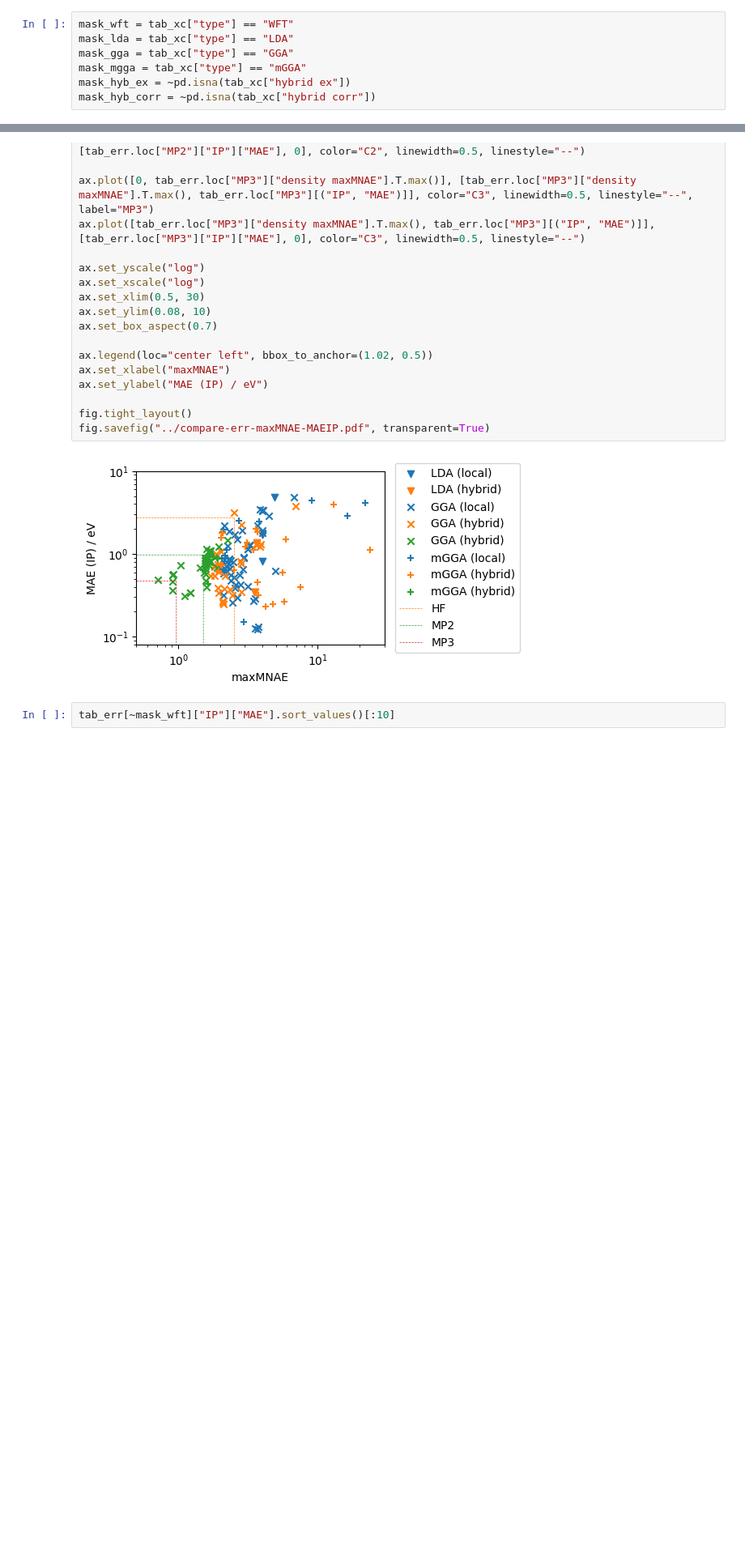
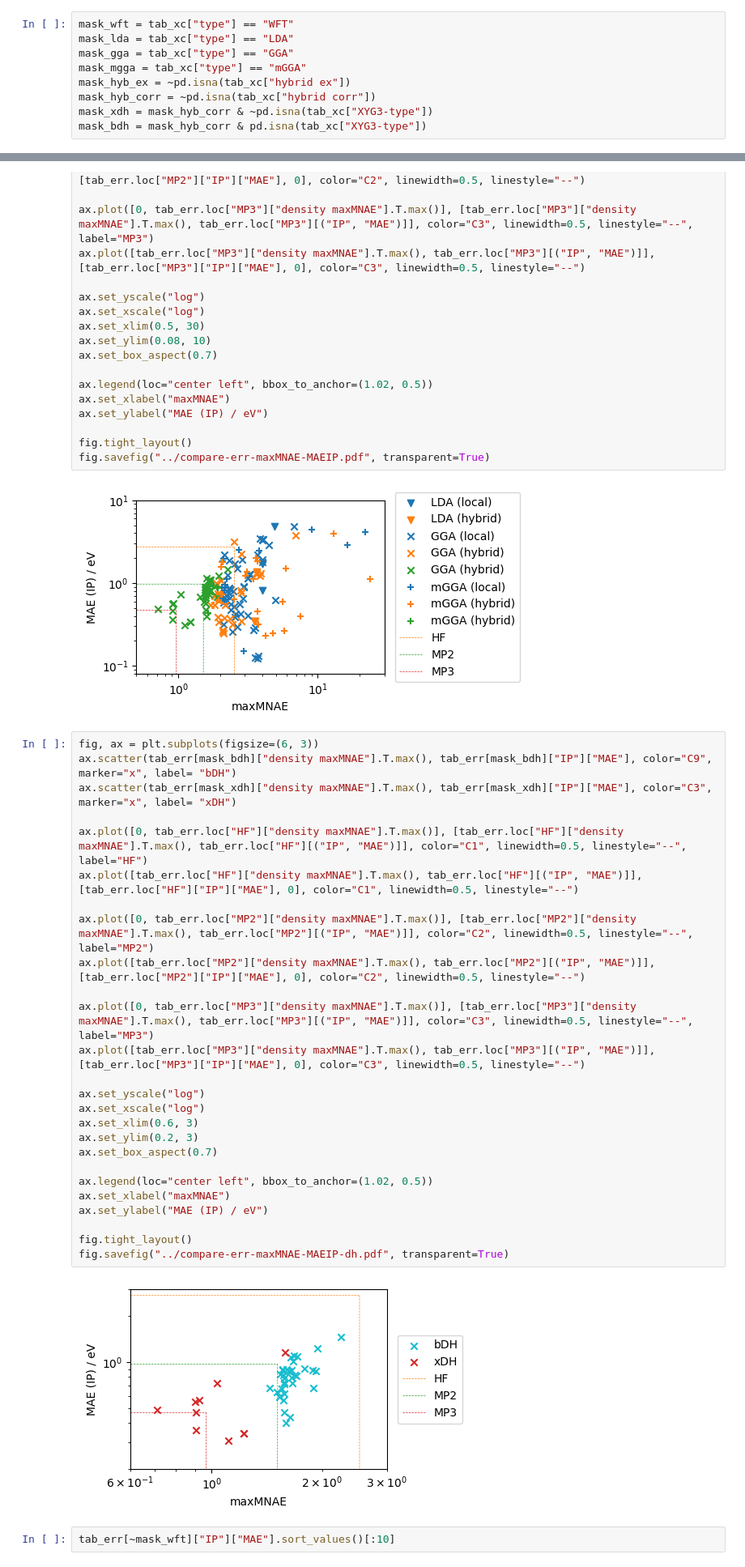
Before and after one commit to ajz34/phd-thesis, a Jupyter notebook: scratch/chap-04/assets/raw-data/07-Dump-Table-And-Analysis.ipynb, the cells around one changed output, grey strips where cells are left out. Shown at 81% size. Cells and saved outputs as stored; diff of their text form; blank space fills up the shorter version.

```diff
--- a/scratch/chap-04/assets/raw-data/07-Dump-Table-And-Analysis.ipynb
+++ b/scratch/chap-04/assets/raw-data/07-Dump-Table-And-Analysis.ipynb
@@ -55,6 +56,8 @@ mask_gga = tab_xc["type"] == "GGA"
 mask_mgga = tab_xc["type"] == "mGGA"
 mask_hyb_ex = ~pd.isna(tab_xc["hybrid ex"])
 mask_hyb_corr = ~pd.isna(tab_xc["hybrid corr"])
+mask_xdh = mask_hyb_corr & ~pd.isna(tab_xc["XYG3-type"])
+mask_bdh = mask_hyb_corr & pd.isna(tab_xc["XYG3-type"])
 # %%
 mask_r3 = ~mask_wft & ~mask_hyb_ex
 mask_r4 = mask_hyb_ex & ~mask_hyb_corr
@@ -191,6 +194,34 @@ fig.tight_layout()
 fig.savefig("../compare-err-maxMNAE-MAEIP.pdf", transparent=True)
 # %% [output]
 [figure]
+# %%
+fig, ax = plt.subplots(figsize=(6, 3))
+ax.scatter(tab_err[mask_bdh]["density maxMNAE"].T.max(), tab_err[mask_bdh]["IP"]["MAE"], color="C9", marker="x", label= "bDH")
+ax.scatter(tab_err[mask_xdh]["density maxMNAE"].T.max(), tab_err[mask_xdh]["IP"]["MAE"], color="C3", marker="x", label= "xDH")
+
+ax.plot([0, tab_err.loc["HF"]["density maxMNAE"].T.max()], [tab_err.loc["HF"]["density maxMNAE"].T.max(), tab_err.loc["HF"][("IP", "MAE")]], color="C1", linewidth=0.5, linestyle="--", label="HF")
+ax.plot([tab_err.loc["HF"]["density maxMNAE"].T.max(), tab_err.loc["HF"][("IP", "MAE")]], [tab_err.loc["HF"]["IP"]["MAE"], 0], color="C1", linewidth=0.5, linestyle="--")
+
+ax.plot([0, tab_err.loc["MP2"]["density maxMNAE"].T.max()], [tab_err.loc["MP2"]["density maxMNAE"].T.max(), tab_err.loc["MP2"][("IP", "MAE")]], color="C2", linewidth=0.5, linestyle="--", label="MP2")
+ax.plot([tab_err.loc["MP2"]["density maxMNAE"].T.max(), tab_err.loc["MP2"][("IP", "MAE")]], [tab_err.loc["MP2"]["IP"]["MAE"], 0], color="C2", linewidth=0.5, linestyle="--")
+
+ax.plot([0, tab_err.loc["MP3"]["density maxMNAE"].T.max()], [tab_err.loc["MP3"]["density maxMNAE"].T.max(), tab_err.loc["MP3"][("IP", "MAE")]], color="C3", linewidth=0.5, linestyle="--", label="MP3")
+ax.plot([tab_err.loc["MP3"]["density maxMNAE"].T.max(), tab_err.loc["MP3"][("IP", "MAE")]], [tab_err.loc["MP3"]["IP"]["MAE"], 0], color="C3", linewidth=0.5, linestyle="--")
+
+ax.set_yscale("log")
+ax.set_xscale("log")
+ax.set_xlim(0.6, 3)
+ax.set_ylim(0.2, 3)
+ax.set_box_aspect(0.7)
+
+ax.legend(loc="center left", bbox_to_anchor=(1.02, 0.5))
+ax.set_xlabel("maxMNAE")
+ax.set_ylabel("MAE (IP) / eV")
+
+fig.tight_layout()
+fig.savefig("../compare-err-maxMNAE-MAEIP-dh.pdf", transparent=True)
+# %% [output]
+[figure, added]
 # %%
 tab_err[~mask_wft]["IP"]["MAE"].sort_values()[:10]
 # %% [output]
```
Also changed, not shown: parts of 17 cells of this notebook, 5 other files.
